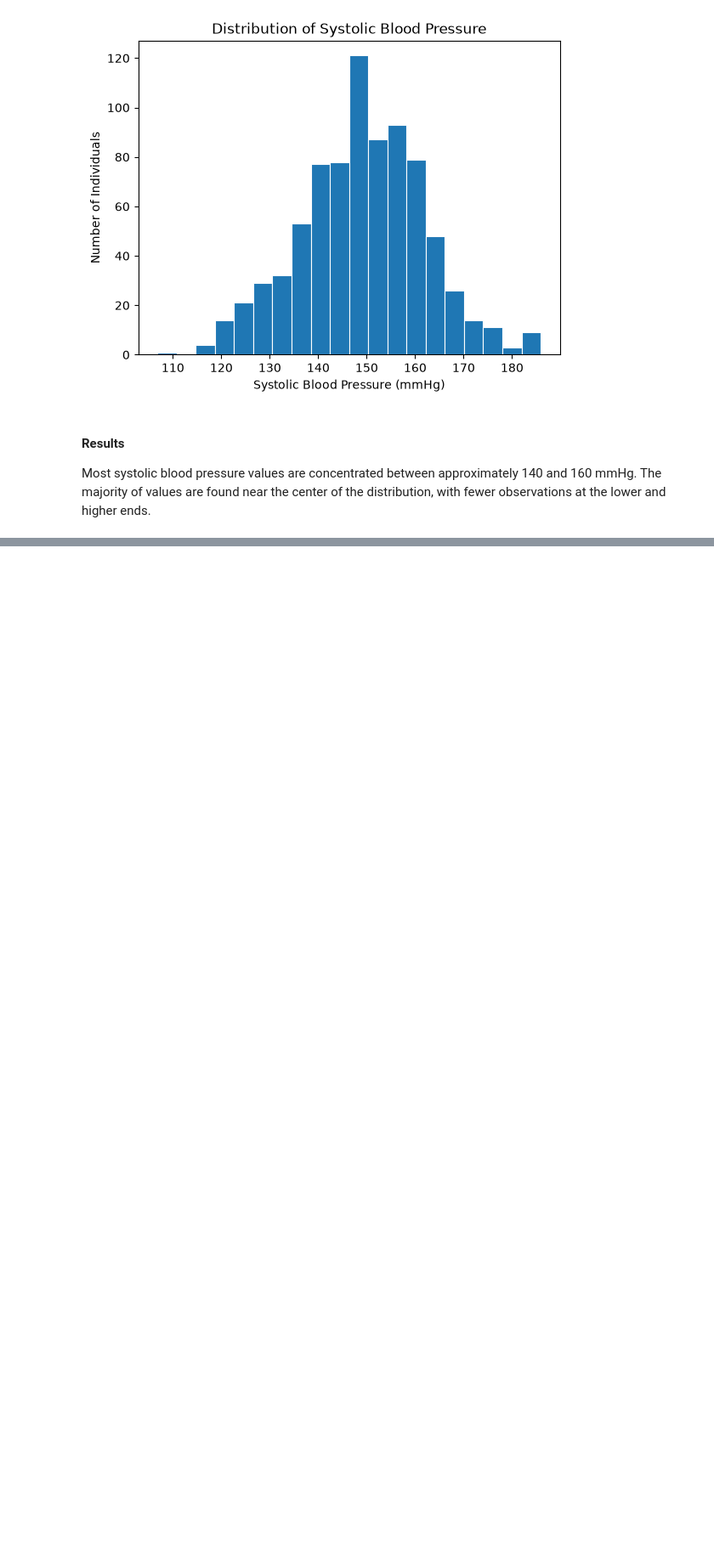
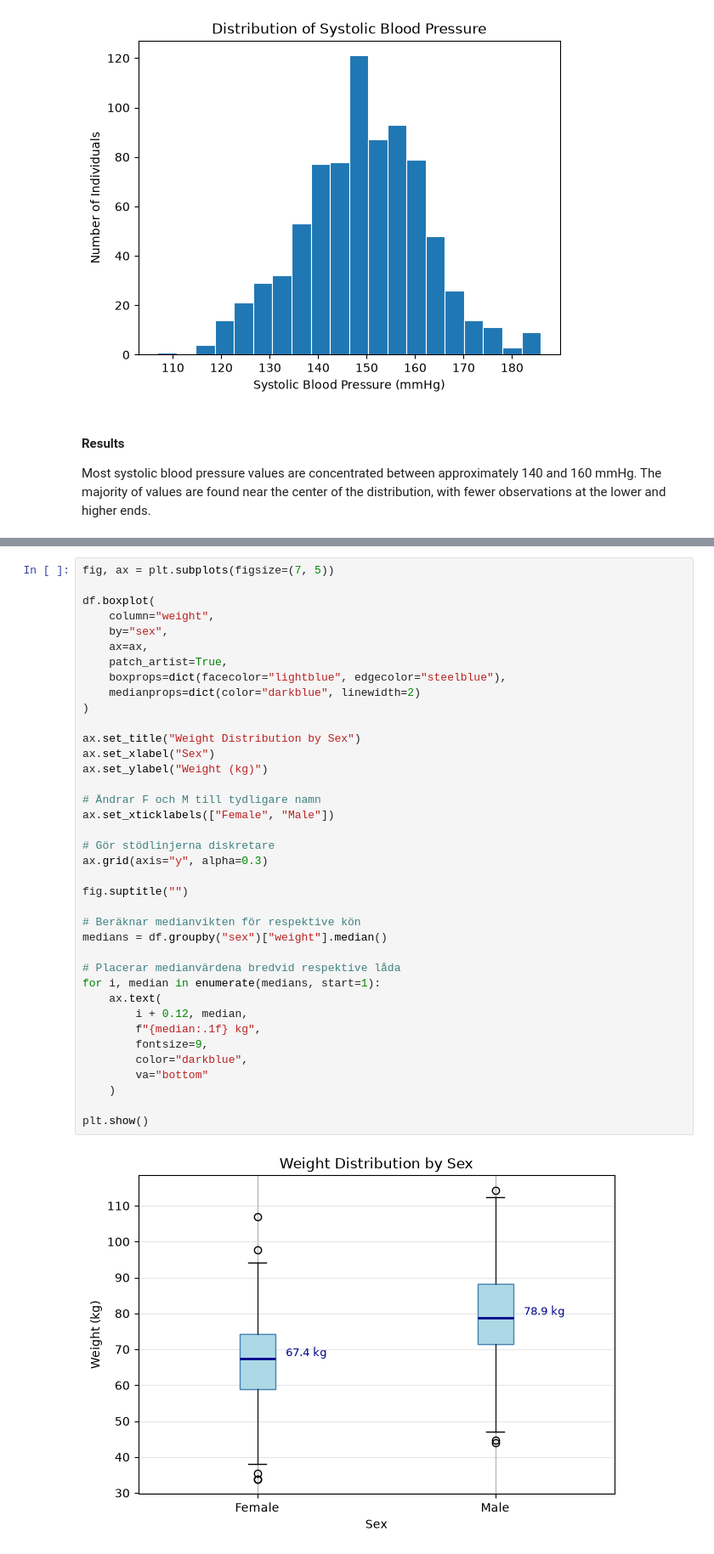
Before and after one commit to MegansCreativeLabs/health_study, a Jupyter notebook: notebooks/health_study_analysis.ipynb, the cells around one changed output, grey strips where cells are left out. Shown at 85% size. Drawn from its saved outputs; the diff is of its cells as text; blank space fills up the shorter version.

Commit message:
Added weight distribution visualization and analysis

```diff
--- a/notebooks/health_study_analysis.ipynb
+++ b/notebooks/health_study_analysis.ipynb
@@ -86,0 +89,40 @@ Most systolic blood pressure values are concentrated between approximately 140 a
+# %%
+fig, ax = plt.subplots(figsize=(7, 5))
+
+df.boxplot(
+    column="weight",
+    by="sex",
+    ax=ax,
+    patch_artist=True,
+    boxprops=dict(facecolor="lightblue", edgecolor="steelblue"),
+    medianprops=dict(color="darkblue", linewidth=2)
+)
+
+ax.set_title("Weight Distribution by Sex")
+ax.set_xlabel("Sex")
+ax.set_ylabel("Weight (kg)")
+
+# Ändrar F och M till tydligare namn
+ax.set_xticklabels(["Female", "Male"])
+
+# Gör stödlinjerna diskretare
+ax.grid(axis="y", alpha=0.3)
+
+fig.suptitle("")
+
+# Beräknar medianvikten för respektive kön
+medians = df.groupby("sex")["weight"].median()
+
+# Placerar medianvärdena bredvid respektive låda
+for i, median in enumerate(medians, start=1):
+    ax.text(
+        i + 0.12, median,
+        f"{median:.1f} kg",
+        fontsize=9,
+        color="darkblue",
+        va="bottom"
+    )
+
+plt.show()
+# %% [output]
+[figure, added]
```
Also changed, not shown: parts of 3 cells of this notebook.
